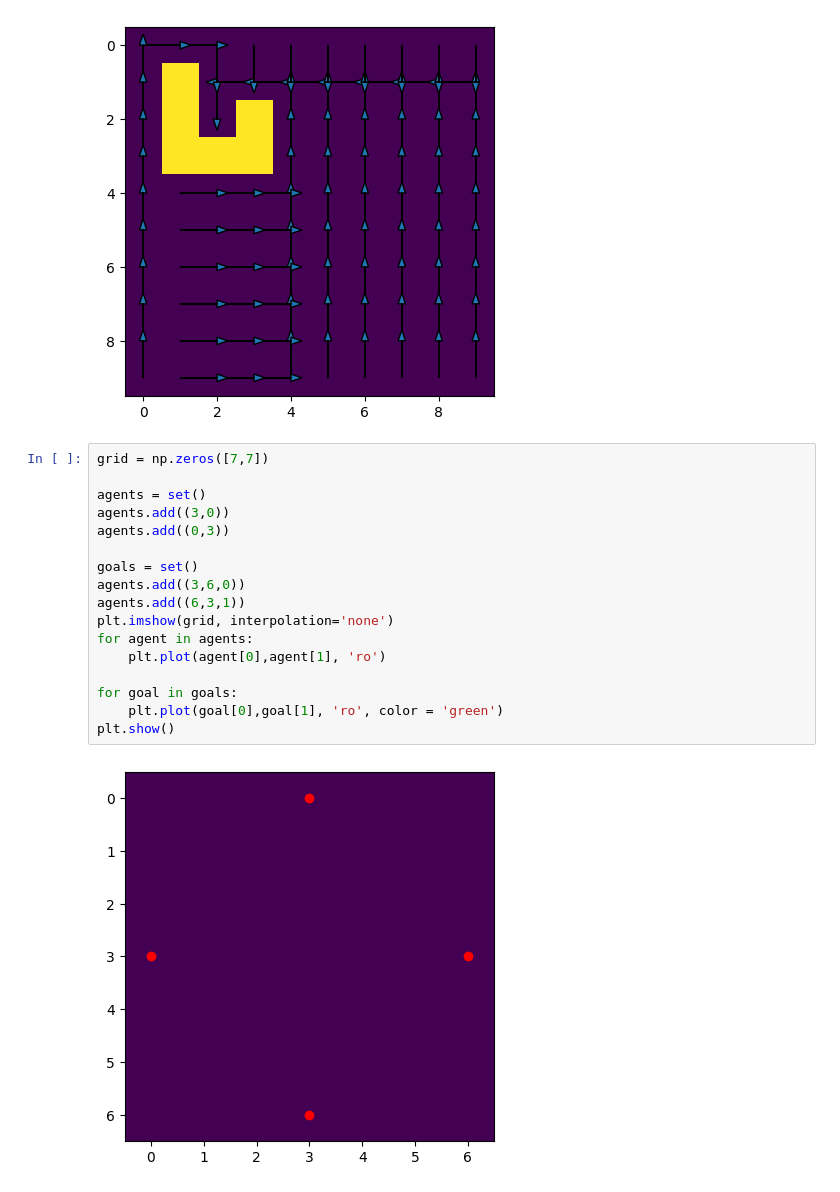
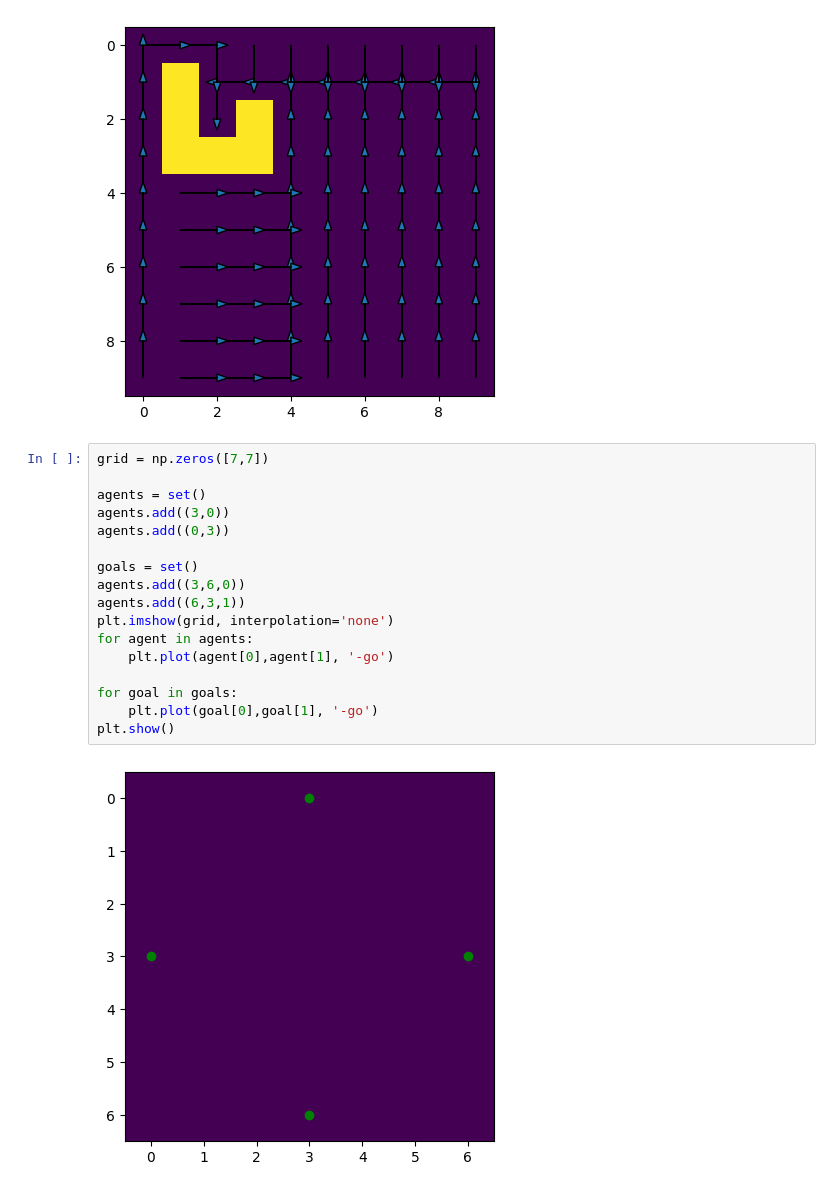
Before and after one commit to kieranjoshi/final-project-robo, a Jupyter notebook: robonav.ipynb, the cells around one changed output. Cells and saved outputs as stored; diff of their text form.

Commit message:
some visualization code
Written by chatGPT

```diff
--- a/robonav.ipynb
+++ b/robonav.ipynb
@@ -42,19 +42,19 @@ plt.show()
 # %%
 grid = np.zeros([7,7])
 
 agents = set()
 agents.add((3,0))
 agents.add((0,3))
 
 goals = set()
 agents.add((3,6,0))
 agents.add((6,3,1))
 plt.imshow(grid, interpolation='none')
 for agent in agents:
-    plt.plot(agent[0],agent[1], 'ro')
+    plt.plot(agent[0],agent[1], '-go')
 
 for goal in goals:
-    plt.plot(goal[0],goal[1], 'ro', color = 'green')
+    plt.plot(goal[0],goal[1], '-go')
 plt.show()
 # %% [output]
-[figure, old version]
+[figure, new version]
```
Also changed, not shown: parts of 1 cell of this notebook, 1 other file.
